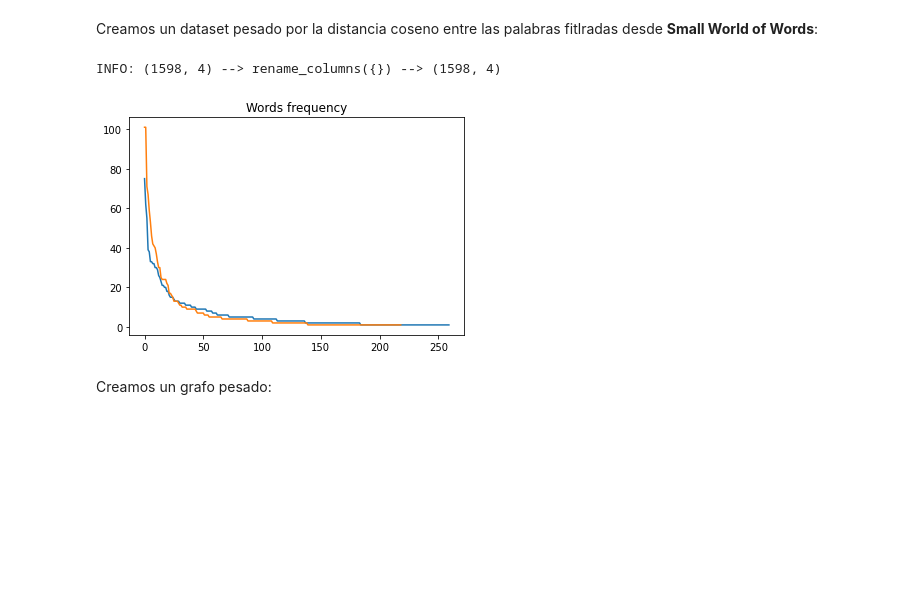
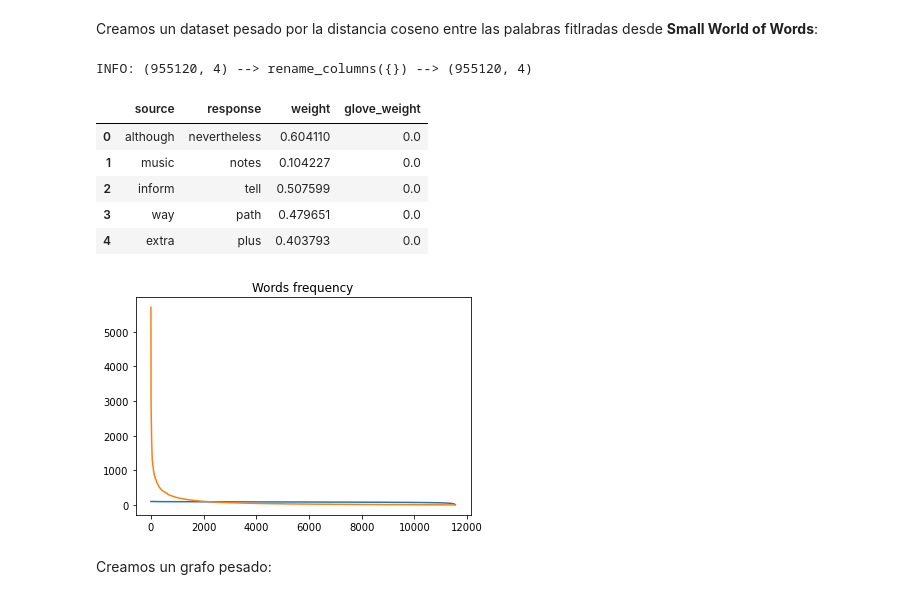
Before and after one commit to magistery-tps/dm-cyt-tp2, a Jupyter notebook: notebooks/tp2.ipynb, the cells around one changed output. Cells and saved outputs as stored; diff of their text form; code cells hidden in the pictures; blank space fills up the shorter version.

```diff
--- a/notebooks/tp2.ipynb
+++ b/notebooks/tp2.ipynb
@@ -332,18 +312,26 @@ A continacion tomamos por un lado **dataset** (el cual tiene las columnas pregun
 # %% [markdown]
 Creamos un dataset pesado por la distancia coseno entre las palabras fitlradas desde **Small World of Words**:
 # %%
-# weight_type = 'google'
-weight_type = 'glove'
+weight_type = 'google'
+# weight_type = 'glove'
 
 weight_column = '{}_weight'.format(weight_type)
 # %%
 graph_dataset = dataset[dataset[weight_column] > 0] \
     .pipe(rename_columns, {weight_column: 'weight'}) \
     .pipe(plot_frequency, column = 'source') \
     .pipe(plot_frequency, column = 'response')
+
+graph_dataset.head()
 # %% [output]
-INFO: (1598, 4) --> rename_columns({}) --> (1598, 4)
+INFO: (955120, 4) --> rename_columns({}) --> (955120, 4)
+|  | source | response | weight | glove_weight |
+| 0 | although | nevertheless | 0.604110 | 0.0 |
+| 1 | music | notes | 0.104227 | 0.0 |
+| 2 | inform | tell | 0.507599 | 0.0 |
+| 3 | way | path | 0.479651 | 0.0 |
+| 4 | extra | plus | 0.403793 | 0.0 |
-[figure, old version]
+[figure, new version]
 # %% [markdown]
 Creamos un grafo pesado:
 # %%
```
Also changed, not shown: parts of 7 cells of this notebook, 2 other files.
